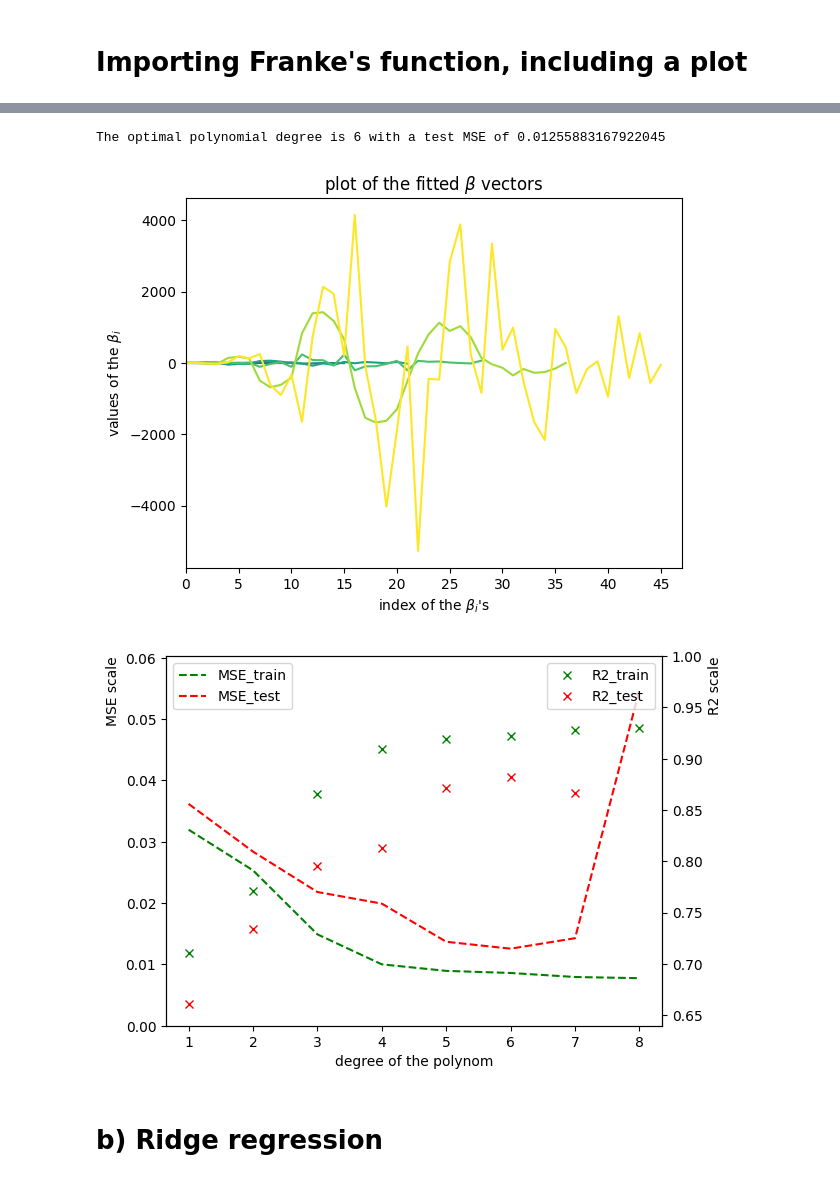
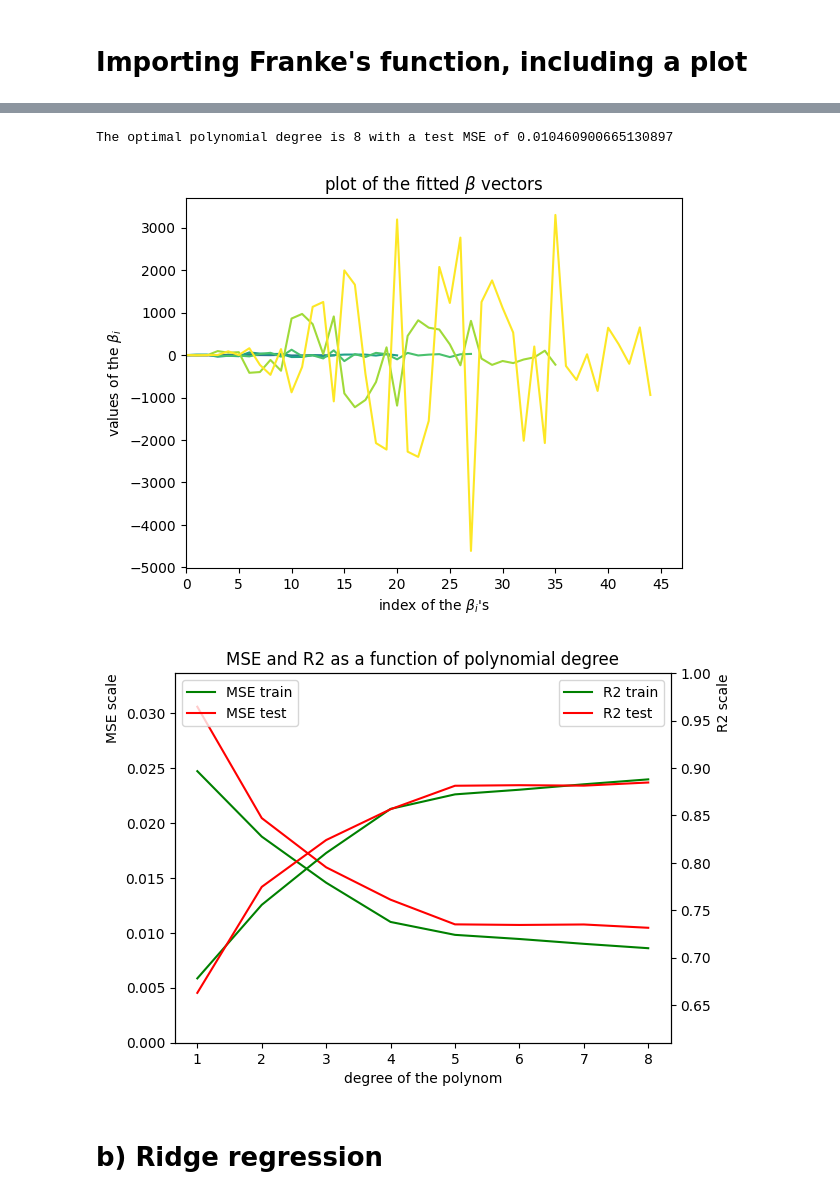
Before and after one commit to alessiasanfelici/FYS-STK4155-Project-1, a Jupyter notebook: exercisesabc.ipynb, the cells around one changed output, grey strips where cells are left out. Cells and saved outputs as stored; diff of their text form; code cells hidden in the pictures.

```diff
--- a/exercisesabc.ipynb
+++ b/exercisesabc.ipynb
@@ -101,7 +105,6 @@ X_train, X_test, z_train, z_test = train_test_split( X, z, test_size=0.33, rando
 
 # scaling the data, in this case we only center the data, thus we subtract the mean values from each column from every column entry
 X_train_mean = np.mean(X_train,axis=0)
-X_train_mean[0] = 0
 X_train_scaled = X_train - X_train_mean
 X_test_scaled = X_test - X_train_mean
 # we now calculate our OLS model's intercept by using the expression from the lecture notes (M. Hjorth-Jensen: Notes on scaling with examples), which results from deriving the cost/loss function by beta0 and setting it to zero
@@ -112,6 +115,8 @@ z_scaler = np.mean(z_train)
 z_train_scaled = z_train - z_scaler
 z_test_scaled = z_test - z_scaler
 
+X_train_scaled = X_train_scaled[:, 1:]
+X_test_scaled = X_test_scaled[:, 1:]
 
 # OLS fitting
 
@@ -124,13 +129,13 @@ rsqr_test = np.zeros(degree)
 
 for i in range(1, degree+1):
     c = int((i+2)*(i+1)/2)
-    X_tilde = X_train_scaled[:,0:c]
+    X_tilde = X_train_scaled[:,0:c-1]
     beta = np.linalg.pinv(X_tilde.T @ X_tilde) @ X_tilde.T @ z_train_scaled
 
     beta_list.append(list(beta))
 
     ypredict = X_tilde @ beta
-    ypredict_test = X_test_scaled[:,0:c] @ beta
+    ypredict_test = X_test_scaled[:,0:c-1] @ beta
 
     MSE_train[i-1] = MSE(z_train_scaled, ypredict)
     MSE_test[i-1] = MSE(z_test_scaled, ypredict_test)
@@ -145,40 +150,41 @@ plt.xlabel("degree of the polynom")
 xax = np.arange(1, degree +1)
 plt.xticks(xax)
 ax2 = ax1.twinx()
 ax2.set_ylim(np.min(rsqr_train)*0.9, 1)
 ax1.set_ylim(0, np.max(MSE_test)*1.1)
-ax1.plot(xax, MSE_train, 'g--', label='MSE_train')
-ax1.plot(xax, MSE_test, 'r--', label='MSE_test')
-ax2.plot(xax, rsqr_train, 'gx', label='R2_train')
-ax2.plot(xax, rsqr_test, 'rx', label='R2_test')
+ax1.plot(xax, MSE_train, 'g-', label='MSE train')
+ax1.plot(xax, MSE_test, 'r-', label='MSE test')
+ax2.plot(xax, rsqr_train, 'g-', label='R2 train')
+ax2.plot(xax, rsqr_test, 'r-', label='R2 test')
 ax1.legend(loc='upper left')
 ax2.legend(loc='upper right')
 ax1.set_ylabel('MSE scale', loc='top')
 ax2.set_ylabel('R2 scale', loc='top')
+plt.title('MSE and R2 as a function of polynomial degree')
 
 # plot the beta
 
 fig3 = fig.subplots()
 xax2 = np.arange(0, len(X)+2, 5)
 fig3.set_xticks(xax2)
 fig3.set_xlim(0, X.shape[1]+2)
 beta_list = np.nan_to_num(beta_list)
 colors = plt.cm.viridis(np.linspace(0, 1, degree))
 for i in range(len(beta_list)):
 	fig3.plot(np.append(z_scaler, beta_list[i]), color=colors[i])
 fig3.set_ylabel("values of the " + r'$\beta_i$')
 fig3.set_xlabel("index of the " + r'$\beta_i$' + "'s")
 fig3.set_title("plot of the fitted " + r'$\beta$' + " vectors")
 
 plt.savefig("abc_OLS.png")
 
 MSE_opt_OLS , para_opt_OLS = MSE_test.min(), MSE_test.argmin()
 
 print("The optimal polynomial degree is "+str(para_opt_OLS+1)+" with a test MSE of "+str(MSE_opt_OLS))
 # %% [output]
-The optimal polynomial degree is 6 with a test MSE of 0.01255883167922045
+The optimal polynomial degree is 8 with a test MSE of 0.010460900665130897
-[figure, old version]
+[figure, new version]
-[figure, old version]
+[figure, new version]
 # %%
 ## TESTING OLS
 
```
Also changed, not shown: parts of 5 cells of this notebook, 1 other file.
